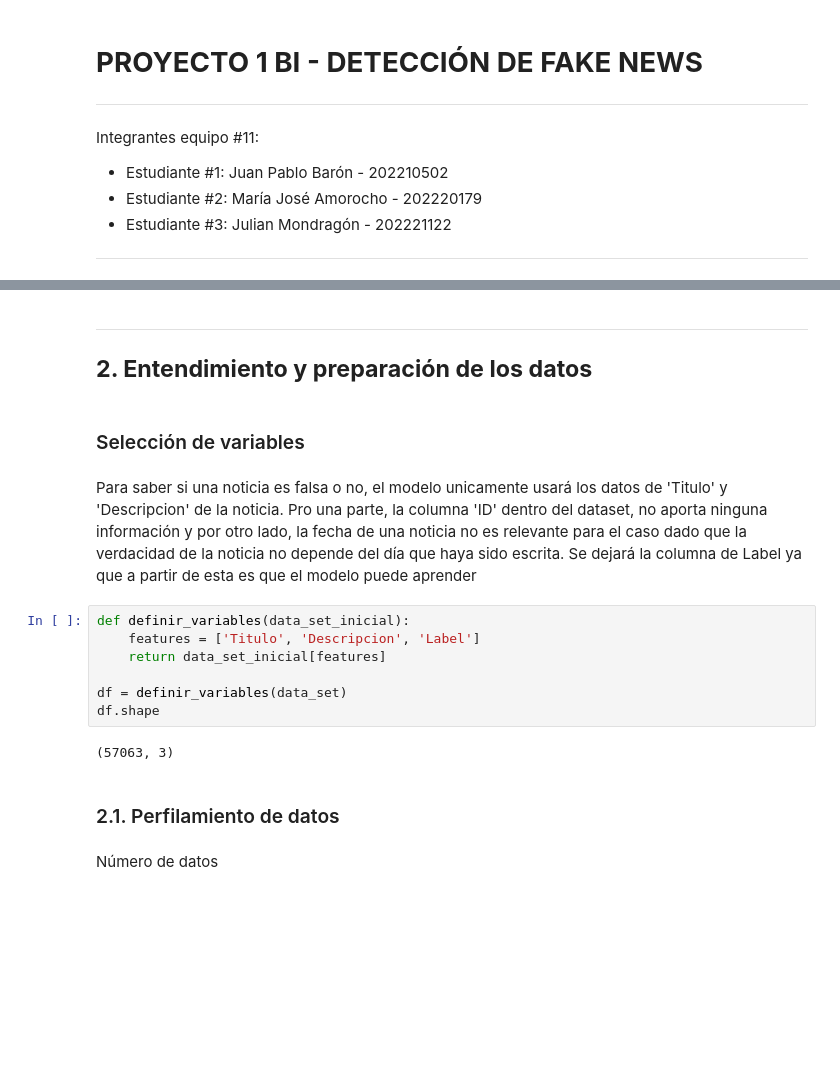
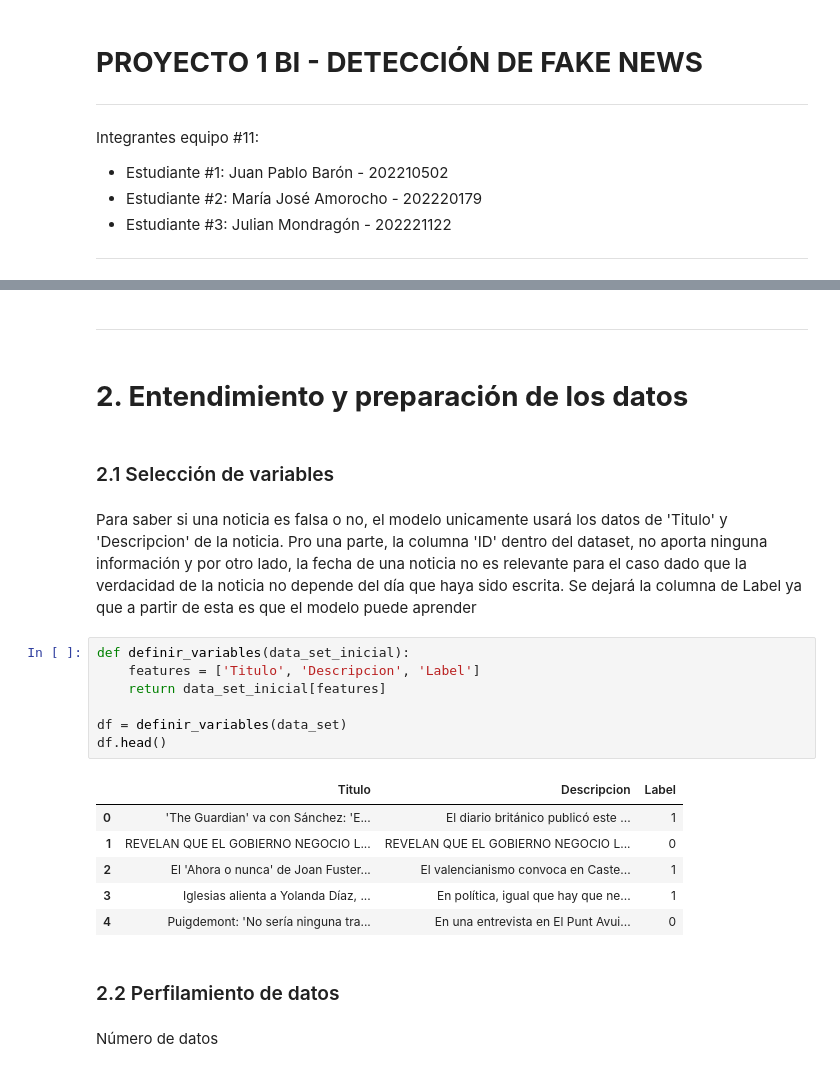
Before and after one commit to juanpablob11/BI_PROJECT-1, a Jupyter notebook: Proyecto1_BI SpeedUp.ipynb, the cells around one changed output, grey strips where cells are left out. Saved outputs shown, nothing was run; the diff lists cells and outputs as text; blank space fills up the shorter version.

```diff
--- a/Proyecto1_BI SpeedUp.ipynb
+++ b/Proyecto1_BI SpeedUp.ipynb
@@ -58,22 +130,27 @@ data_set.head()
+# %% [markdown]
+---
 # %% [markdown]
----
-
-## **2. Entendimiento y preparación de los datos**
+ # **2. Entendimiento y preparación de los datos**
 # %% [markdown]
-### Selección de variables
+### 2.1 Selección de variables
 # %% [markdown]
 Para saber si una noticia es falsa o no, el modelo unicamente usará los datos de 'Titulo' y 'Descripcion' de la noticia. Pro una parte, la columna 'ID' dentro del dataset, no aporta ninguna información y por otro lado, la fecha de una noticia no es relevante para el caso dado que la verdacidad de la noticia no depende del día que haya sido escrita. Se dejará la columna de Label ya que a partir de esta es que el modelo puede aprender
 # %%
 def definir_variables(data_set_inicial):
     features = ['Titulo', 'Descripcion', 'Label']
     return data_set_inicial[features]
 
 df = definir_variables(data_set)
-df.shape
+df.head()
 # %% [output]
-(57063, 3)
+|  | Titulo | Descripcion | Label |
+| 0 | 'The Guardian' va con Sánchez: 'E... | El diario británico publicó este ... | 1 |
+| 1 | REVELAN QUE EL GOBIERNO NEGOCIO L... | REVELAN QUE EL GOBIERNO NEGOCIO L... | 0 |
+| 2 | El 'Ahora o nunca' de Joan Fuster... | El valencianismo convoca en Caste... | 1 |
+| 3 | Iglesias alienta a Yolanda Díaz, ... | En política, igual que hay que ne... | 1 |
+| 4 | Puigdemont: 'No sería ninguna tra... | En una entrevista en El Punt Avui... | 0 |
 # %% [markdown]
-### 2.1. Perfilamiento de datos
+### 2.2 Perfilamiento de datos
 # %% [markdown]
 Número de datos
 # %%
```
Also changed, not shown: parts of 33 cells of this notebook, 1 other file.
